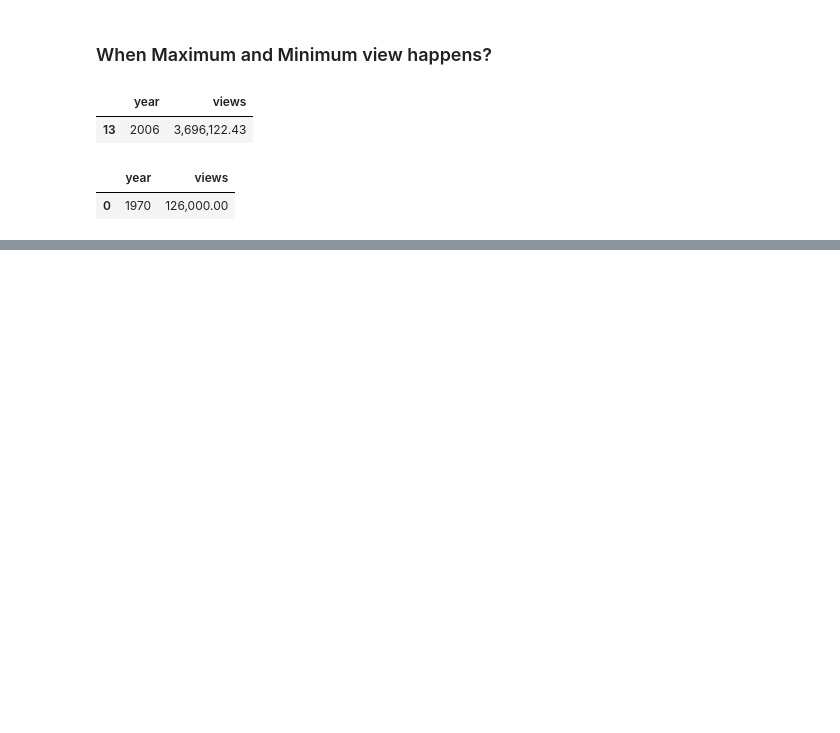
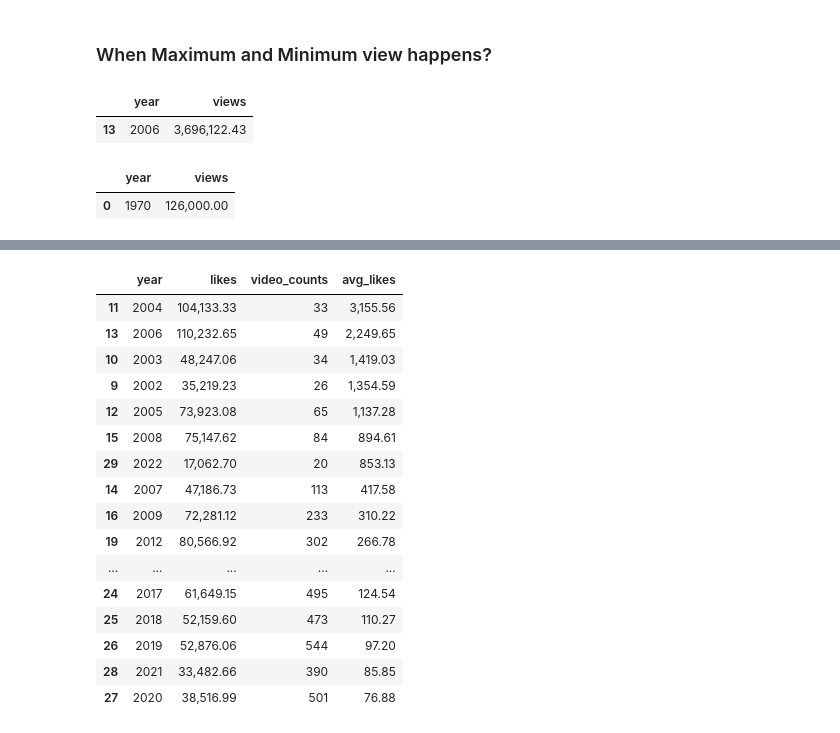
Before and after one commit to 3rda/Portfolio, a Jupyter notebook: TedTalksEDA/TedTalks.ipynb, the cells around one changed output, grey strips where cells are left out. Cells and saved outputs as stored; diff of their text form; code cells hidden in the pictures; blank space fills up the shorter version.

```diff
--- a/TedTalksEDA/TedTalks.ipynb
+++ b/TedTalksEDA/TedTalks.ipynb
@@ -320,0 +478,22 @@ views_table[views_table['views'] == views_table['views'].min()]
+# %%
+#Counting the average likes from each videos
+new_likes['avg_likes'] = new_likes['likes']/new_likes['video_counts']
+new_likes.sort_values(['avg_likes'],ascending=False)
+# %% [output]
+|  | year | likes | video_counts | avg_likes |
+| 11 | 2004 | 104,133.33 | 33 | 3,155.56 |
+| 13 | 2006 | 110,232.65 | 49 | 2,249.65 |
+| 10 | 2003 | 48,247.06 | 34 | 1,419.03 |
+| 9 | 2002 | 35,219.23 | 26 | 1,354.59 |
+| 12 | 2005 | 73,923.08 | 65 | 1,137.28 |
+| 15 | 2008 | 75,147.62 | 84 | 894.61 |
+| 29 | 2022 | 17,062.70 | 20 | 853.13 |
+| 14 | 2007 | 47,186.73 | 113 | 417.58 |
+| 16 | 2009 | 72,281.12 | 233 | 310.22 |
+| 19 | 2012 | 80,566.92 | 302 | 266.78 |
+| ... | ... | ... | ... | ... |
+| 24 | 2017 | 61,649.15 | 495 | 124.54 |
+| 25 | 2018 | 52,159.60 | 473 | 110.27 |
+| 26 | 2019 | 52,876.06 | 544 | 97.20 |
+| 28 | 2021 | 33,482.66 | 390 | 85.85 |
+| 27 | 2020 | 38,516.99 | 501 | 76.88 |
```
Also changed, not shown: parts of 24 cells of this notebook.
